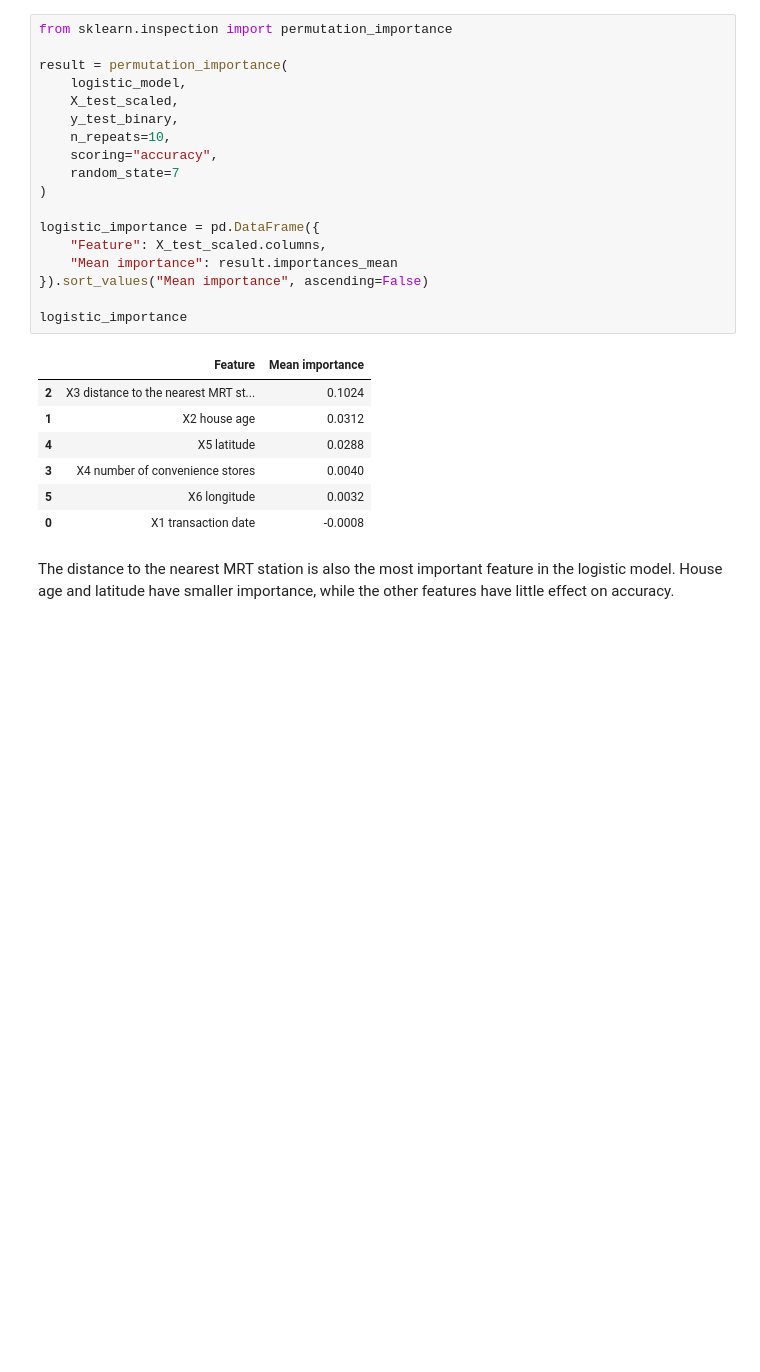
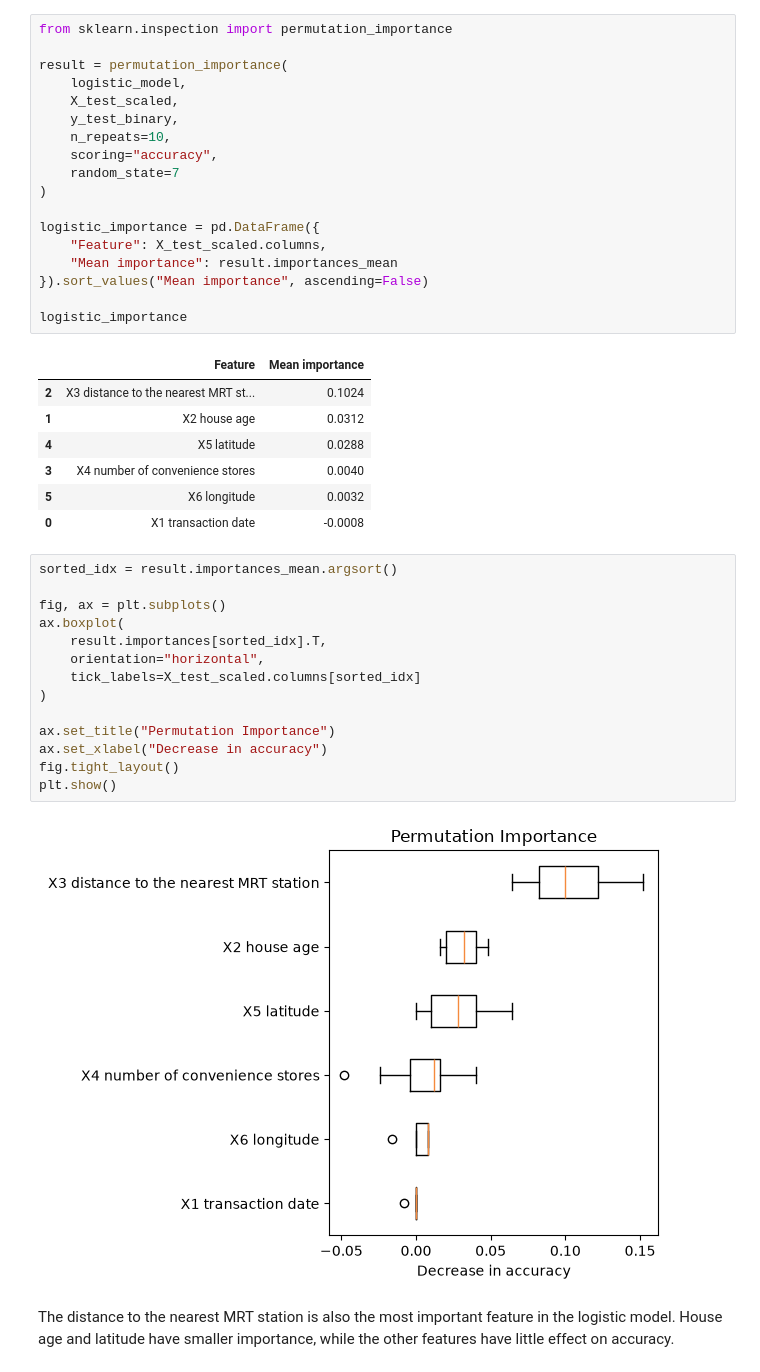
Before and after one commit to mehiis/data-processing-and-machine-learning-metropolia-group7, a Jupyter notebook: assignment-04/assignment-04-linear-and-logistic-regression-models.ipynb, the cells around one changed output. Saved outputs shown, nothing was run; the diff lists cells and outputs as text; blank space fills up the shorter version.

Commit message:
Permutation importance

```diff
--- a/assignment-04/assignment-04-linear-and-logistic-regression-models.ipynb
+++ b/assignment-04/assignment-04-linear-and-logistic-regression-models.ipynb
@@ -408,6 +408,22 @@ logistic_importance
 | 3 | X4 number of convenience stores | 0.0040 |
 | 5 | X6 longitude | 0.0032 |
 | 0 | X1 transaction date | -0.0008 |
+# %%
+sorted_idx = result.importances_mean.argsort()
+
+fig, ax = plt.subplots()
+ax.boxplot(
+    result.importances[sorted_idx].T,
+    orientation="horizontal",
+    tick_labels=X_test_scaled.columns[sorted_idx]
+)
+
+ax.set_title("Permutation Importance")
+ax.set_xlabel("Decrease in accuracy")
+fig.tight_layout()
+plt.show()
+# %% [output]
+[figure, added]
 # %% [markdown]
 The distance to the nearest MRT station is also the most important feature in the logistic model. House age and latitude have smaller importance, while the other features have little effect on accuracy.
 # %% [markdown]
```
